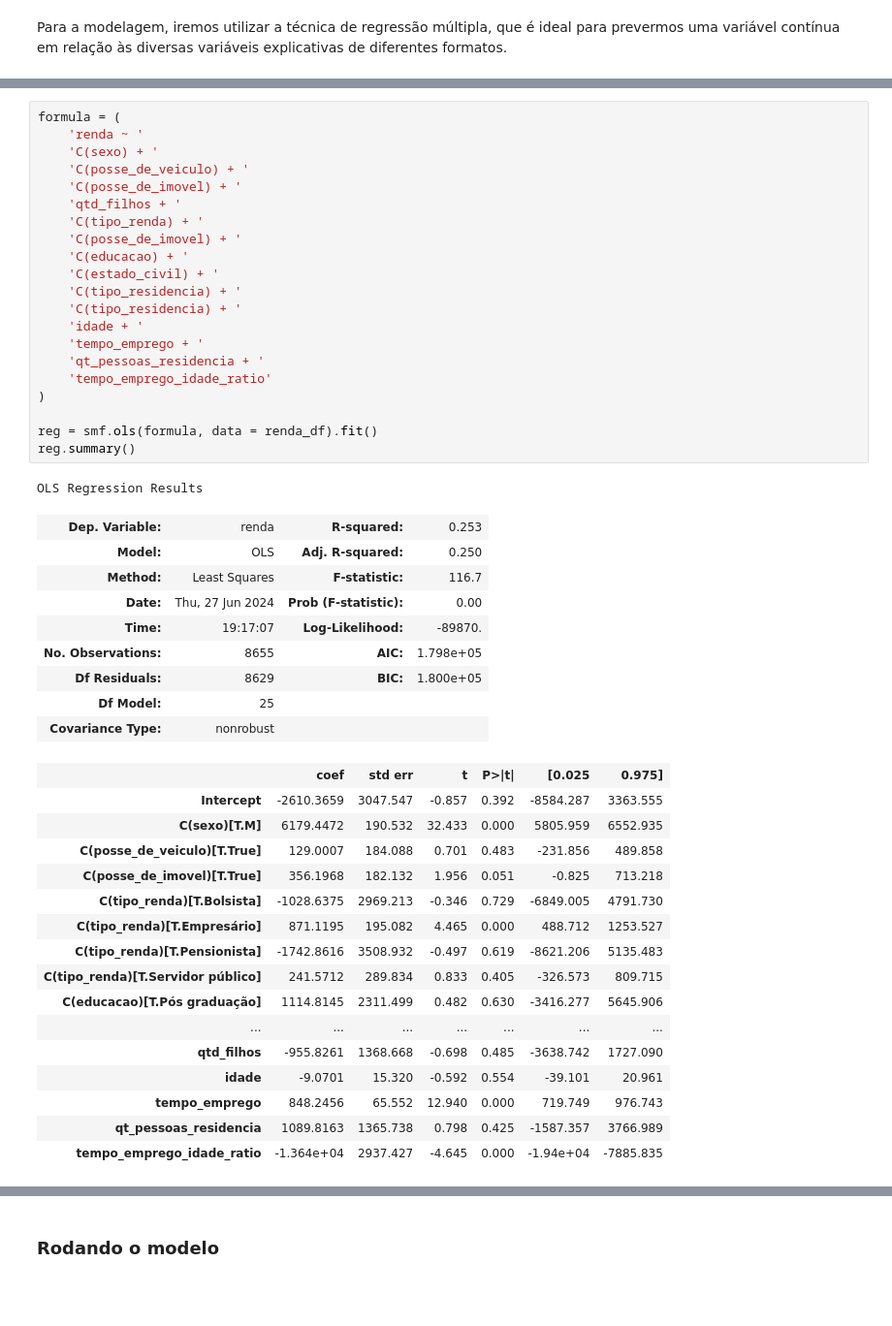
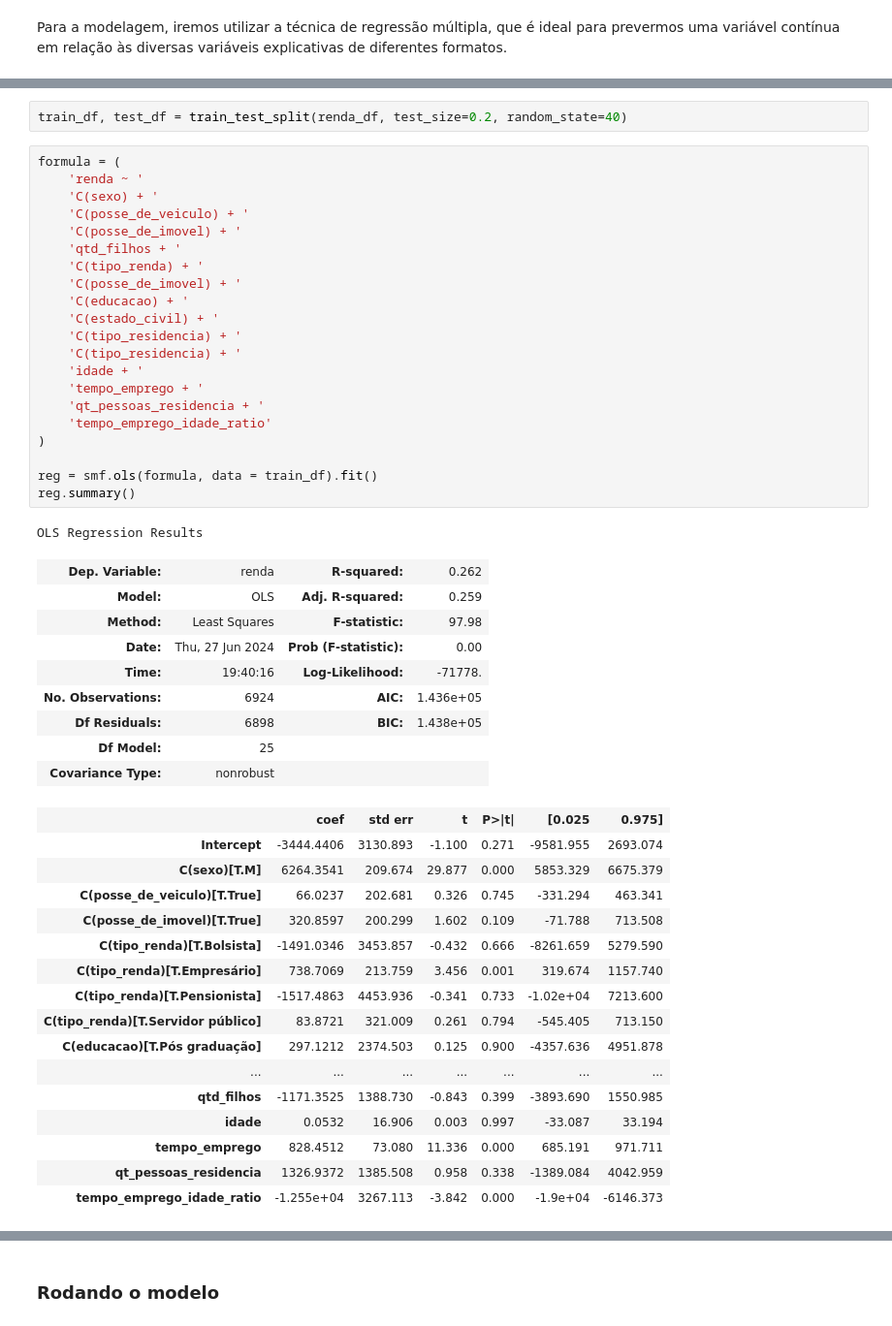
Before and after one commit to PedroHang/Income-Prediction-Model-Project, a Jupyter notebook: income_prediction.ipynb, the cells around one changed output, grey strips where cells are left out. Shown at 97% size. Saved outputs shown, nothing was run; the diff lists cells and outputs as text; blank space fills up the shorter version.

```diff
--- a/income_prediction.ipynb
+++ b/income_prediction.ipynb
@@ -199,48 +200,50 @@ import statsmodels.formula.api as smf
+# %%
+train_df, test_df = train_test_split(renda_df, test_size=0.2, random_state=40)
 # %%
 formula = (
     'renda ~ '
     'C(sexo) + '
     'C(posse_de_veiculo) + '
     'C(posse_de_imovel) + '
     'qtd_filhos + '
     'C(tipo_renda) + '
     'C(posse_de_imovel) + '
     'C(educacao) + '
     'C(estado_civil) + '
     'C(tipo_residencia) + '
     'C(tipo_residencia) + '
     'idade + '
     'tempo_emprego + '
     'qt_pessoas_residencia + '
     'tempo_emprego_idade_ratio'
 )
 
-reg = smf.ols(formula, data = renda_df).fit()
+reg = smf.ols(formula, data = train_df).fit()
 reg.summary()
 # %% [output]
 OLS Regression Results
-| Dep. Variable: | renda | R-squared: | 0.253 |
-| Model: | OLS | Adj. R-squared: | 0.250 |
-| Method: | Least Squares | F-statistic: | 116.7 |
+| Dep. Variable: | renda | R-squared: | 0.262 |
+| Model: | OLS | Adj. R-squared: | 0.259 |
+| Method: | Least Squares | F-statistic: | 97.98 |
 | Date: | Thu, 27 Jun 2024 | Prob (F-statistic): | 0.00 |
-| Time: | 19:17:07 | Log-Likelihood: | -89870. |
-| No. Observations: | 8655 | AIC: | 1.798e+05 |
-| Df Residuals: | 8629 | BIC: | 1.800e+05 |
+| Time: | 19:40:16 | Log-Likelihood: | -71778. |
+| No. Observations: | 6924 | AIC: | 1.436e+05 |
+| Df Residuals: | 6898 | BIC: | 1.438e+05 |
 | Df Model: | 25 |  |  |
 | Covariance Type: | nonrobust |  |  |
 |  | coef | std err | t | P>|t| | [0.025 | 0.975] |
-| Intercept | -2610.3659 | 3047.547 | -0.857 | 0.392 | -8584.287 | 3363.555 |
-| C(sexo)[T.M] | 6179.4472 | 190.532 | 32.433 | 0.000 | 5805.959 | 6552.935 |
-| C(posse_de_veiculo)[T.True] | 129.0007 | 184.088 | 0.701 | 0.483 | -231.856 | 489.858 |
-| C(posse_de_imovel)[T.True] | 356.1968 | 182.132 | 1.956 | 0.051 | -0.825 | 713.218 |
-| C(tipo_renda)[T.Bolsista] | -1028.6375 | 2969.213 | -0.346 | 0.729 | -6849.005 | 4791.730 |
-| C(tipo_renda)[T.Empresário] | 871.1195 | 195.082 | 4.465 | 0.000 | 488.712 | 1253.527 |
-| C(tipo_renda)[T.Pensionista] | -1742.8616 | 3508.932 | -0.497 | 0.619 | -8621.206 | 5135.483 |
-| C(tipo_renda)[T.Servidor público] | 241.5712 | 289.834 | 0.833 | 0.405 | -326.573 | 809.715 |
-| C(educacao)[T.Pós graduação] | 1114.8145 | 2311.499 | 0.482 | 0.630 | -3416.277 | 5645.906 |
+| Intercept | -3444.4406 | 3130.893 | -1.100 | 0.271 | -9581.955 | 2693.074 |
+| C(sexo)[T.M] | 6264.3541 | 209.674 | 29.877 | 0.000 | 5853.329 | 6675.379 |
+| C(posse_de_veiculo)[T.True] | 66.0237 | 202.681 | 0.326 | 0.745 | -331.294 | 463.341 |
+| C(posse_de_imovel)[T.True] | 320.8597 | 200.299 | 1.602 | 0.109 | -71.788 | 713.508 |
+| C(tipo_renda)[T.Bolsista] | -1491.0346 | 3453.857 | -0.432 | 0.666 | -8261.659 | 5279.590 |
+| C(tipo_renda)[T.Empresário] | 738.7069 | 213.759 | 3.456 | 0.001 | 319.674 | 1157.740 |
+| C(tipo_renda)[T.Pensionista] | -1517.4863 | 4453.936 | -0.341 | 0.733 | -1.02e+04 | 7213.600 |
+| C(tipo_renda)[T.Servidor público] | 83.8721 | 321.009 | 0.261 | 0.794 | -545.405 | 713.150 |
+| C(educacao)[T.Pós graduação] | 297.1212 | 2374.503 | 0.125 | 0.900 | -4357.636 | 4951.878 |
 | ... | ... | ... | ... | ... | ... | ... |
-| qtd_filhos | -955.8261 | 1368.668 | -0.698 | 0.485 | -3638.742 | 1727.090 |
-| idade | -9.0701 | 15.320 | -0.592 | 0.554 | -39.101 | 20.961 |
-| tempo_emprego | 848.2456 | 65.552 | 12.940 | 0.000 | 719.749 | 976.743 |
-| qt_pessoas_residencia | 1089.8163 | 1365.738 | 0.798 | 0.425 | -1587.357 | 3766.989 |
-| tempo_emprego_idade_ratio | -1.364e+04 | 2937.427 | -4.645 | 0.000 | -1.94e+04 | -7885.835 |
+| qtd_filhos | -1171.3525 | 1388.730 | -0.843 | 0.399 | -3893.690 | 1550.985 |
+| idade | 0.0532 | 16.906 | 0.003 | 0.997 | -33.087 | 33.194 |
+| tempo_emprego | 828.4512 | 73.080 | 11.336 | 0.000 | 685.191 | 971.711 |
+| qt_pessoas_residencia | 1326.9372 | 1385.508 | 0.958 | 0.338 | -1389.084 | 4042.959 |
+| tempo_emprego_idade_ratio | -1.255e+04 | 3267.113 | -3.842 | 0.000 | -1.9e+04 | -6146.373 |
```
Also changed, not shown: parts of 2 cells of this notebook.
